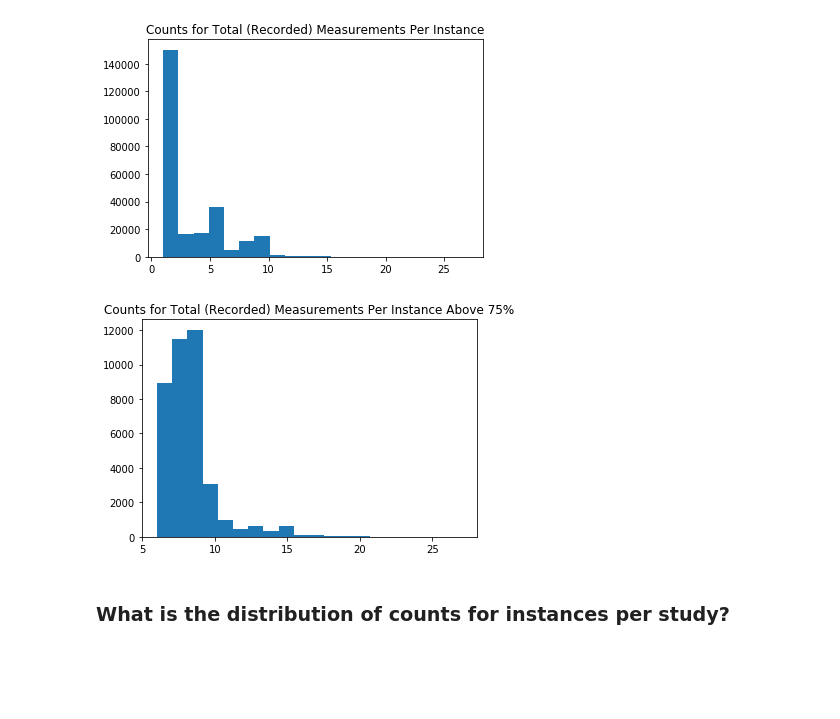
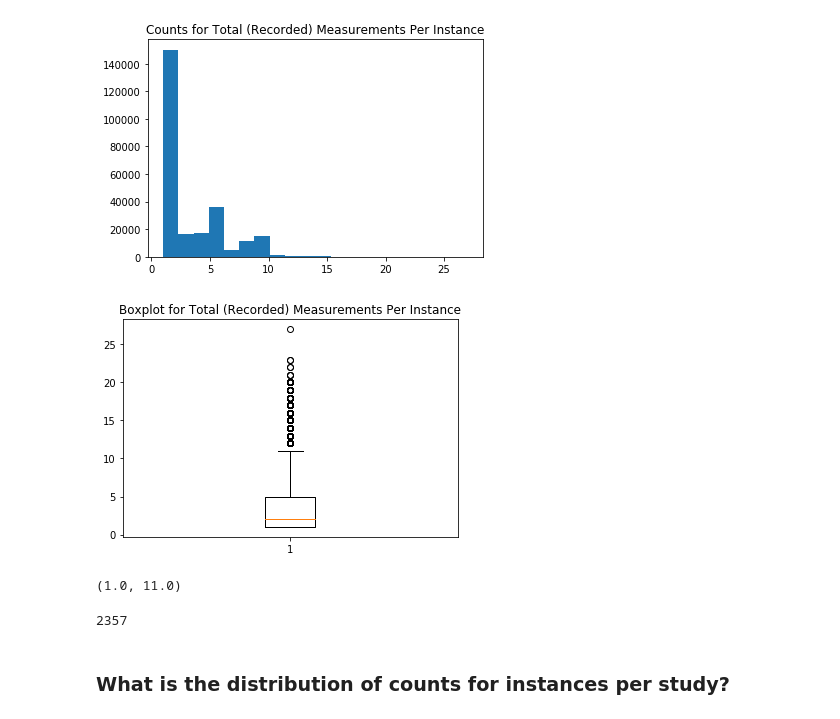
Before and after one commit to dssg/usal_echo_public, a Jupyter notebook: notebooks/20190626_YN_measurement_eda.ipynb, the cells around one changed output. Cells and saved outputs as stored; diff of their text form; code cells hidden in the pictures; blank space fills up the shorter version.

Commit message:
checked infrequent measurement counts, boxplots for outliers, conflicting views per instance

```diff
--- a/notebooks/20190626_YN_measurement_eda.ipynb
+++ b/notebooks/20190626_YN_measurement_eda.ipynb
@@ -267,7 +282,7 @@ plt.hist(total_measurement_counts_per_instance.values, N_BINS);
 # %% [output]
 [figure]
 # %%
-plt.title("Counts for Total (Recorded) Measurements Per Instance Above 75%")
-plt.hist(total_measurement_counts_per_instance[total_measurement_counts_per_instance>total_measurement_counts_per_instance.describe()['75%']].values, N_BINS);
+plt.title("Boxplot for Total (Recorded) Measurements Per Instance")
+result = plt.boxplot(total_measurement_counts_per_instance)
 # %% [output]
-[figure, old version]
+[figure, new version]
@@ -274,3 +293,13 @@ plt.hist(total_measurement_counts_per_instance[total_measurement_counts_per_inst
+# %%
+outlier_min, outlier_max = get_outlier_thresholds(result)
+outlier_min, outlier_max
+# %% [output]
+(1.0, 11.0)
+# %%
+num_outliers = ((total_measurement_counts_per_instance < outlier_min) | (total_measurement_counts_per_instance > outlier_max)).sum()
+num_outliers
+# %% [output]
+2357
 # %% [markdown]
 ### What is the distribution of counts for instances per study?
 # %%
```
Also changed, not shown: parts of 16 cells of this notebook.
